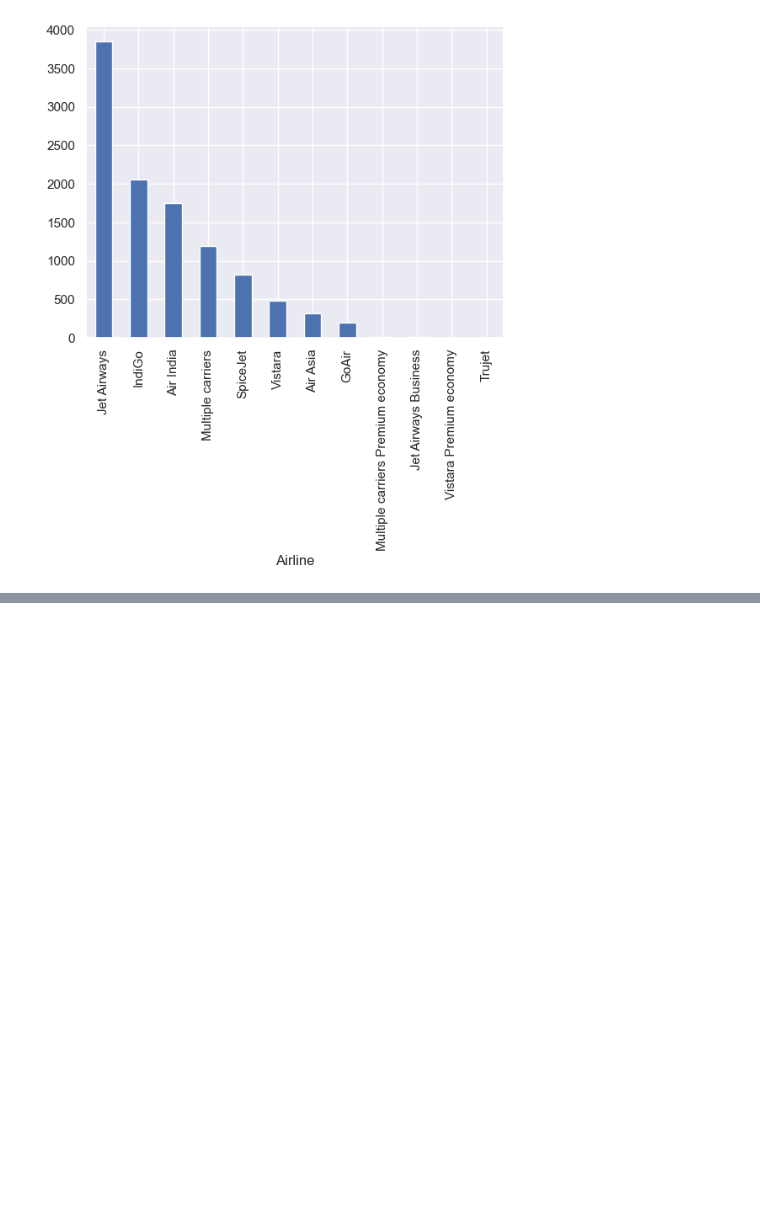
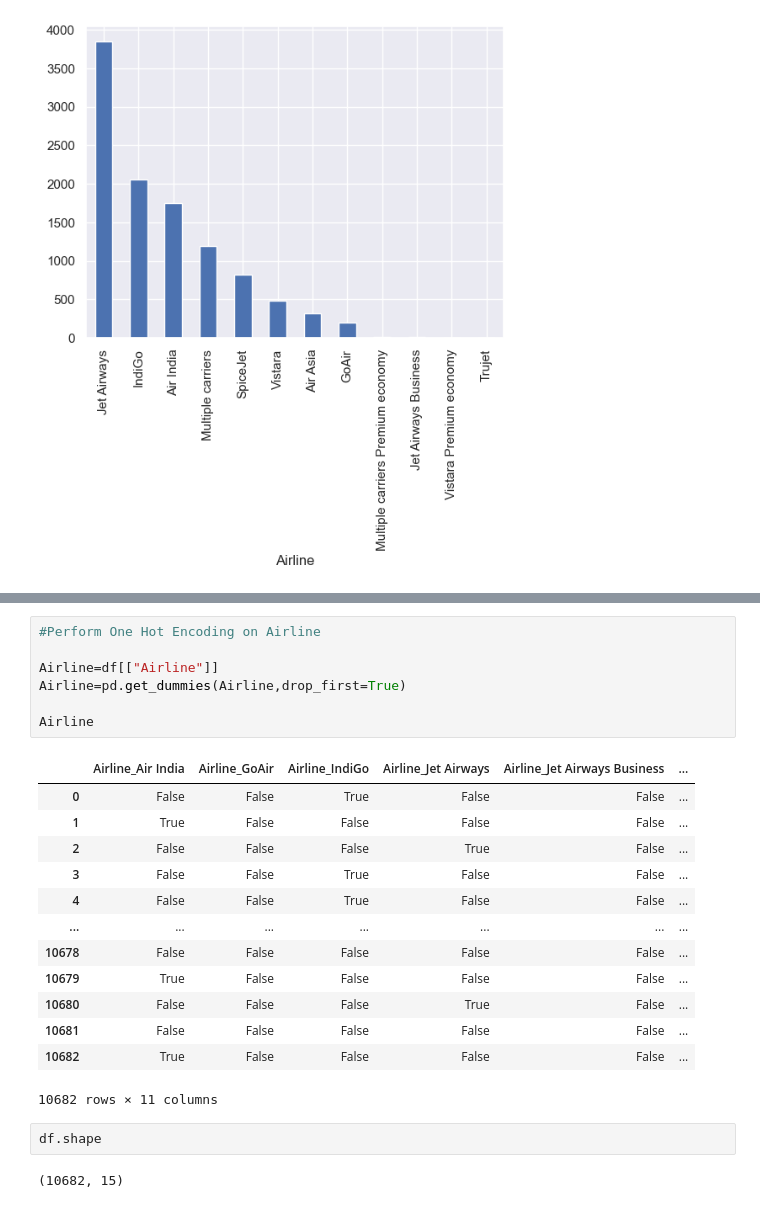
Before and after one commit to stoicsapien1/FLIGHT_FARE_PREDICTION, a Jupyter notebook: Notebook/Flight Fare Prediction.ipynb, the cells around one changed output, grey strips where cells are left out. Cells and saved outputs as stored; diff of their text form; blank space fills up the shorter version.

```diff
--- a/Notebook/Flight Fare Prediction.ipynb
+++ b/Notebook/Flight Fare Prediction.ipynb
@@ -281,3 +292,28 @@ df.head(2)
 |  | Airline | Source | Destination | Route | Total_Stops | Additional_Info | Price | Journey_day | ... |
 | 0 | IndiGo | Banglore | New Delhi | BLR → DEL | non-stop | No info | 3897 | 24 | ... |
 | 1 | Air India | Kolkata | Banglore | CCU → IXR → BBI → BLR | 2 stops | No info | 7662 | 1 | ... |
+# %%
+#Perform One Hot Encoding on Airline
+
+Airline=df[["Airline"]]
+Airline=pd.get_dummies(Airline,drop_first=True)
+
+Airline
+# %% [output]
+|  | Airline_Air India | Airline_GoAir | Airline_IndiGo | Airline_Jet Airways | Airline_Jet Airways Business | ... |
+| 0 | False | False | True | False | False | ... |
+| 1 | True | False | False | False | False | ... |
+| 2 | False | False | False | True | False | ... |
+| 3 | False | False | True | False | False | ... |
+| 4 | False | False | True | False | False | ... |
+| ... | ... | ... | ... | ... | ... | ... |
+| 10678 | False | False | False | False | False | ... |
+| 10679 | True | False | False | False | False | ... |
+| 10680 | False | False | False | True | False | ... |
+| 10681 | False | False | False | False | False | ... |
+| 10682 | True | False | False | False | False | ... |
+10682 rows × 11 columns
+# %%
+df.shape
+# %% [output]
+(10682, 15)
```
Also changed, not shown: parts of 21 cells of this notebook, 1 other file.
